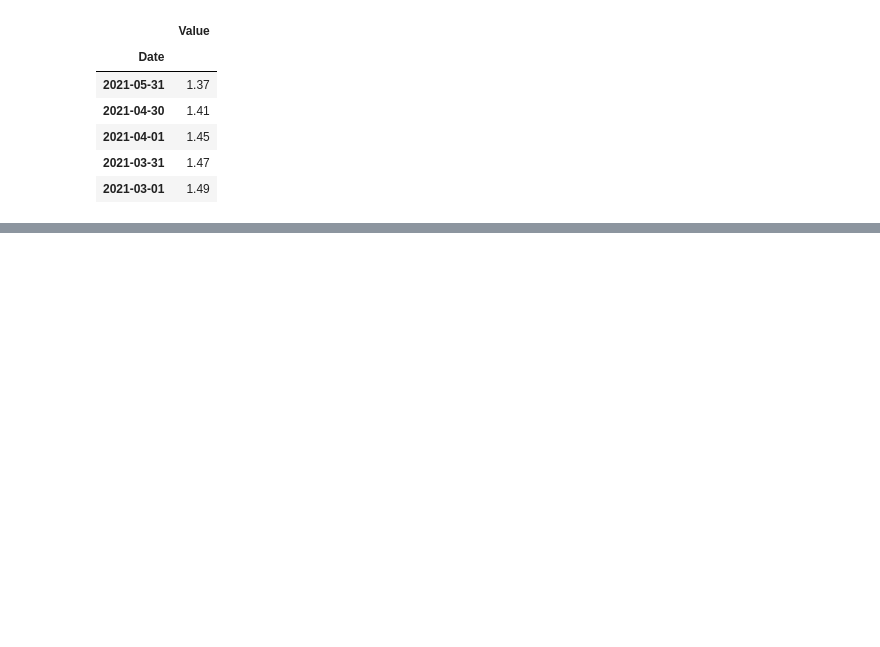
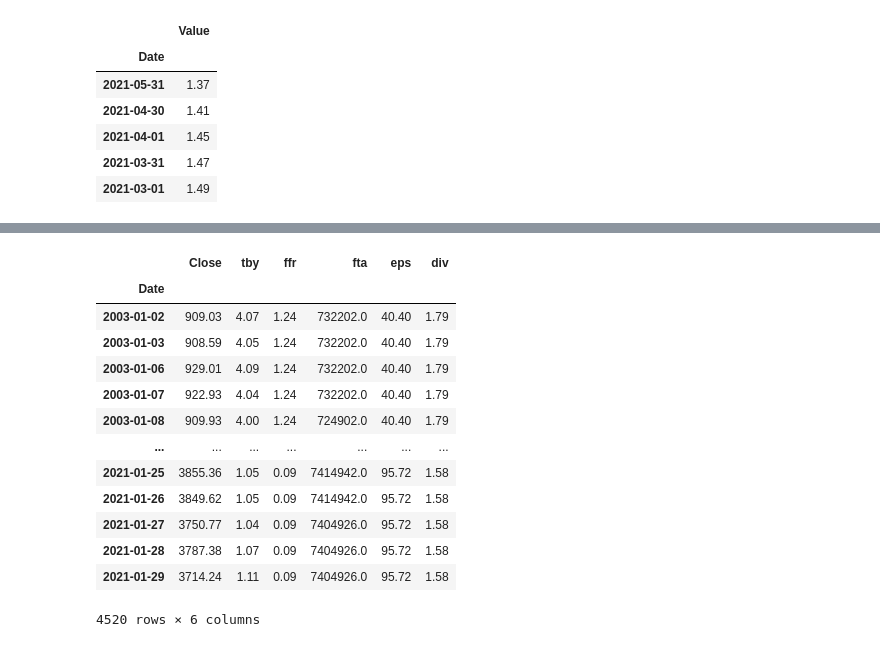
Before and after one commit to shelbycox/Stock-Erdos, a Jupyter notebook: scratch work/Yuqing-Data-Merge/data-merge.ipynb, the cells around one changed output, grey strips where cells are left out. Cells and saved outputs as stored; diff of their text form; code cells hidden in the pictures; blank space fills up the shorter version.

```diff
--- a/scratch work/Yuqing-Data-Merge/data-merge.ipynb
+++ b/scratch work/Yuqing-Data-Merge/data-merge.ipynb
@@ -162,0 +214,4 @@ def drop_date(df1, df2):
+# %%
+min_date = max(sp500_df_min, tby_df_min, ffr_df_min,fta_df_min ,eps_df_min , div_df_min)
+max_date = min(sp500_df_max,tby_df_max,ffr_df_max,fta_df_max, eps_df_max,div_df_max )
+print(min_date, max_date)
@@ -162,0 +220,39 @@ def drop_date(df1, df2):
+# %%
+def date_range(df):
+    return [x for x in df.index if x <= max_date and x >= min_date]
+
+
+df = sp500_df.loc[date_range(sp500_df), ].copy()
+df['tby'] = tby_df['Value']
+df['ffr'] = ffr_df['FedFunds']
+df['fta'] = fta_df['FedTotalAssets']
+df['eps'] = eps_df['Value']
+df['div'] = div_df['Value']
+# %%
+ffr_df2 = ffr_df.loc[date_range(ffr_df), ].copy()
+fta_df2 = fta_df.loc[date_range(fta_df), ].copy()
+eps_df2 = eps_df.loc[date_range(eps_df), ].copy()
+div_df2 = div_df.loc[date_range(div_df), ].copy()
+# %%
+convert_to_daily(df, ffr_df2, 'ffr', 'FedFunds' )
+convert_to_daily(df, fta_df2, 'fta', 'FedTotalAssets' )
+convert_to_daily(df, eps_df2, 'eps', 'Value' )
+convert_to_daily(df, div_df2, 'div', 'Value' )
+df =df.loc[df.index[::-1]]
+df = df.dropna()
+df
+# %% [output]
+|  | Close | tby | ffr | fta | eps | div |
+| Date |  |  |  |  |  |  |
+| 2003-01-02 | 909.03 | 4.07 | 1.24 | 732202.0 | 40.40 | 1.79 |
+| 2003-01-03 | 908.59 | 4.05 | 1.24 | 732202.0 | 40.40 | 1.79 |
+| 2003-01-06 | 929.01 | 4.09 | 1.24 | 732202.0 | 40.40 | 1.79 |
+| 2003-01-07 | 922.93 | 4.04 | 1.24 | 732202.0 | 40.40 | 1.79 |
+| 2003-01-08 | 909.93 | 4.00 | 1.24 | 724902.0 | 40.40 | 1.79 |
+| ... | ... | ... | ... | ... | ... | ... |
+| 2021-01-25 | 3855.36 | 1.05 | 0.09 | 7414942.0 | 95.72 | 1.58 |
+| 2021-01-26 | 3849.62 | 1.05 | 0.09 | 7414942.0 | 95.72 | 1.58 |
+| 2021-01-27 | 3750.77 | 1.04 | 0.09 | 7404926.0 | 95.72 | 1.58 |
+| 2021-01-28 | 3787.38 | 1.07 | 0.09 | 7404926.0 | 95.72 | 1.58 |
+| 2021-01-29 | 3714.24 | 1.11 | 0.09 | 7404926.0 | 95.72 | 1.58 |
+4520 rows × 6 columns
```
Also changed, not shown: parts of 14 cells of this notebook.
